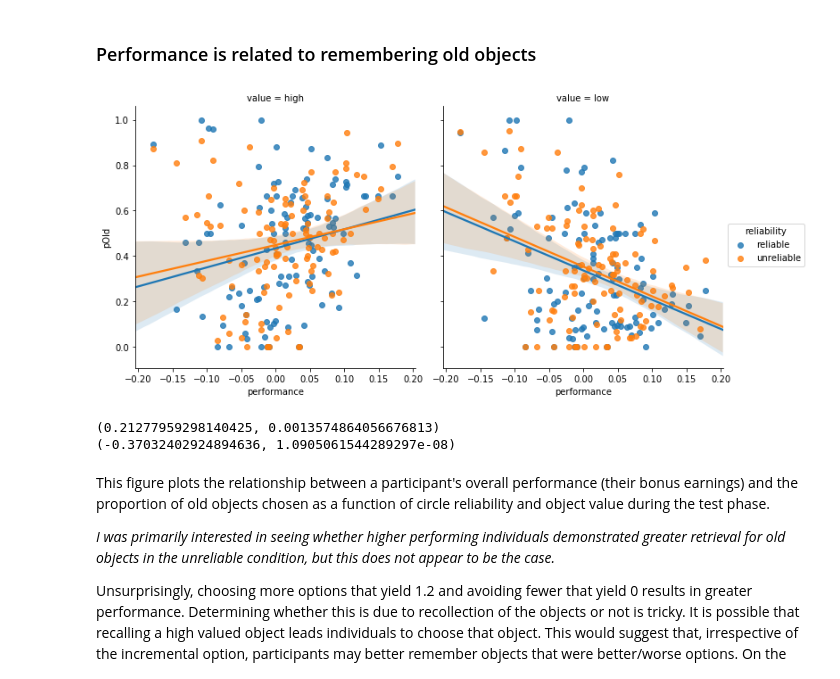
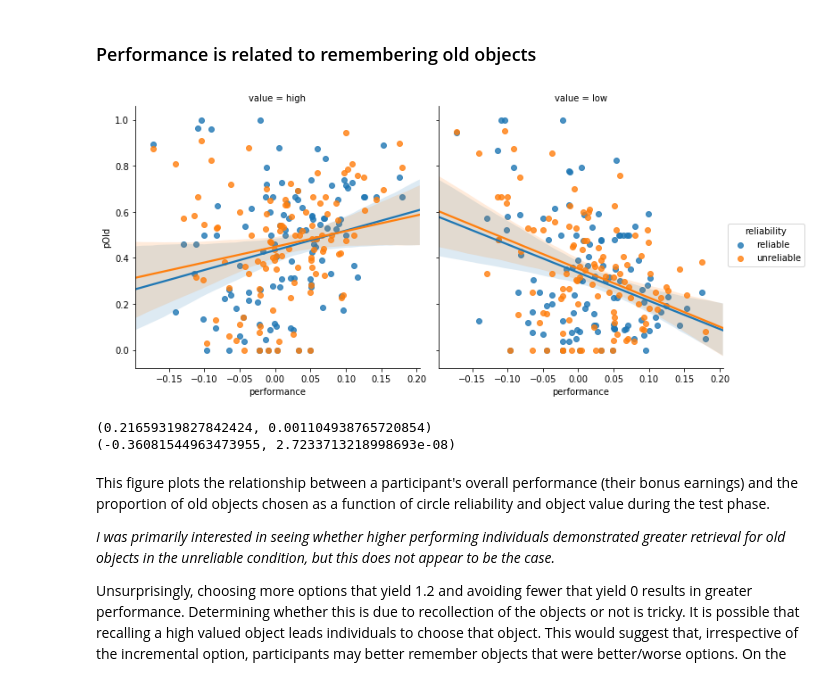
Before and after one commit to boomsbloom/lab_notebooks, a Jupyter notebook: lab_notebooks/eprl_uncertainty_exp1.ipynb, the cells around one changed output. Cells and saved outputs as stored; diff of their text form; code cells hidden in the pictures.

```diff
--- a/lab_notebooks/eprl_uncertainty_exp1.ipynb
+++ b/lab_notebooks/eprl_uncertainty_exp1.ipynb
@@ -126,18 +126,18 @@ Lastly, we see that there is no reliable difference between the reliability cond
 # %% [markdown]
 ### Performance is related to remembering old objects
 # %%
-sns.lmplot(x='performance',y='pOld',hue='reliability',col='value',data=t_data)
+sns.lmplot(x='performance',y='pOld',hue='reliability',col='value',data=agg_data)
 plt.show()
 
 from scipy.stats import pearsonr
-print(pearsonr(t_data[t_data.value == 'high'] \
-               .pOld,t_data[t_data.value == 'high'].performance))
-print(pearsonr(t_data[t_data.value == 'low'] \
-               .pOld,t_data[t_data.value == 'low'].performance))
+print(pearsonr(agg_data[agg_data.value == 'high'] \
+               .pOld,agg_data[agg_data.value == 'high'].performance))
+print(pearsonr(agg_data[agg_data.value == 'low'] \
+               .pOld,agg_data[agg_data.value == 'low'].performance))
 # %% [output]
-[figure, old version]
+[figure, new version]
-(0.21277959298140425, 0.0013574864056676813)
-(-0.37032402924894636, 1.0905061544289297e-08)
+(0.21659319827842424, 0.001104938765720854)
+(-0.36081544963473955, 2.7233713218998693e-08)
 # %% [markdown]
 This figure plots the relationship between a participant's overall performance (their bonus earnings) and the proportion of old objects chosen as a function of circle reliability and object value during the test phase.
 
```
Also changed, not shown: parts of 28 cells of this notebook.
